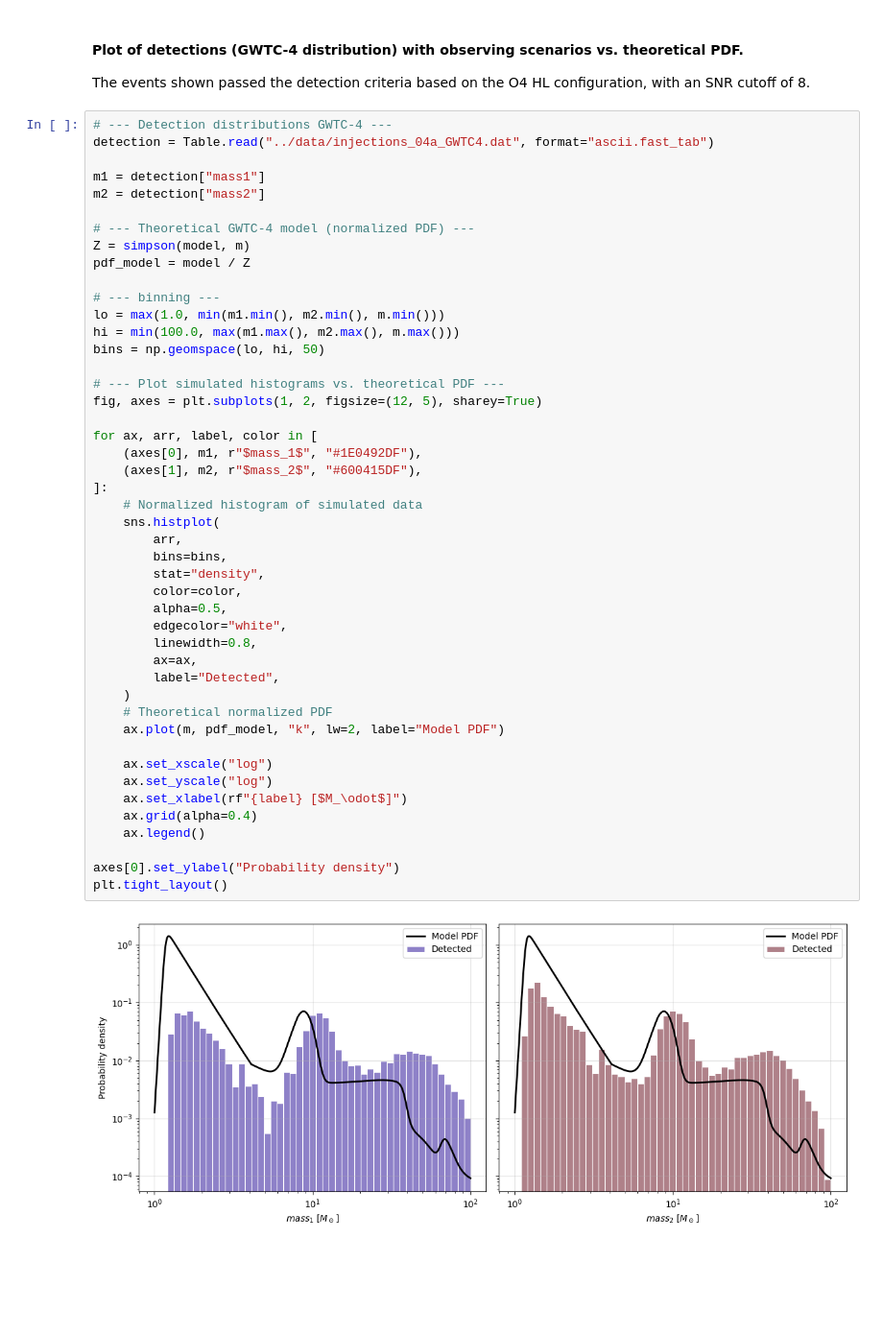
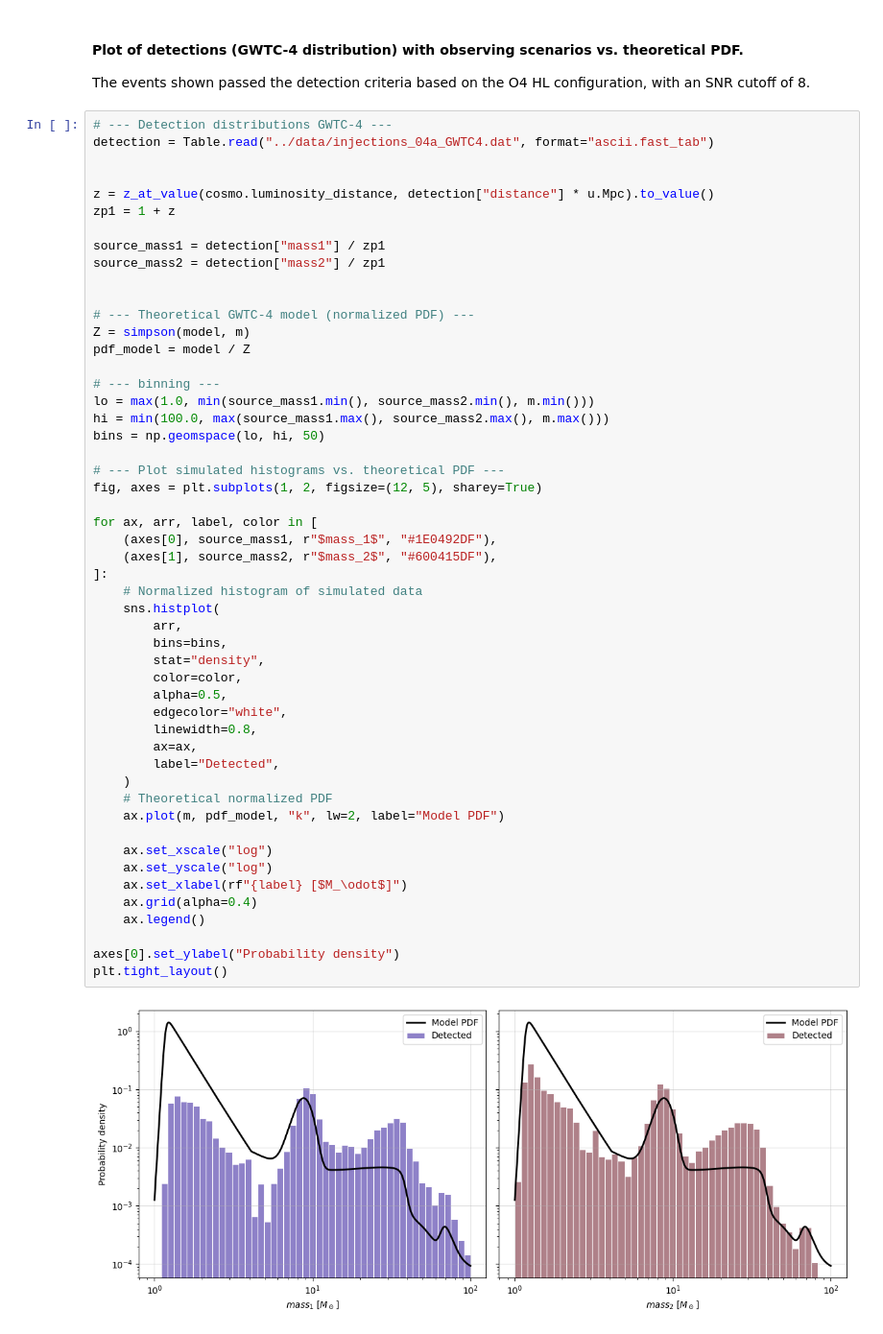
Before and after one commit to weizmannk/cbc-population-distributions, a Jupyter notebook: scripts/quick_start.ipynb, the cells around one changed output. Shown at 96% size. Drawn from its saved outputs; the diff is of its cells as text; blank space fills up the shorter version.

Commit message:
Use the source mass

```diff
--- a/scripts/quick_start.ipynb
+++ b/scripts/quick_start.ipynb
@@ -249,47 +312,52 @@ The events shown passed the detection criteria based on the O4 HL configuration,
 # --- Detection distributions GWTC-4 ---
 detection = Table.read("../data/injections_04a_GWTC4.dat", format="ascii.fast_tab")
 
-m1 = detection["mass1"]
-m2 = detection["mass2"]
+
+z = z_at_value(cosmo.luminosity_distance, detection["distance"] * u.Mpc).to_value()
+zp1 = 1 + z
+
+source_mass1 = detection["mass1"] / zp1
+source_mass2 = detection["mass2"] / zp1
+
 
 # --- Theoretical GWTC-4 model (normalized PDF) ---
 Z = simpson(model, m)
 pdf_model = model / Z
 
 # --- binning ---
-lo = max(1.0, min(m1.min(), m2.min(), m.min()))
-hi = min(100.0, max(m1.max(), m2.max(), m.max()))
+lo = max(1.0, min(source_mass1.min(), source_mass2.min(), m.min()))
+hi = min(100.0, max(source_mass1.max(), source_mass2.max(), m.max()))
 bins = np.geomspace(lo, hi, 50)
 
 # --- Plot simulated histograms vs. theoretical PDF ---
 fig, axes = plt.subplots(1, 2, figsize=(12, 5), sharey=True)
 
 for ax, arr, label, color in [
-    (axes[0], m1, r"$mass_1$", "#1E0492DF"),
-    (axes[1], m2, r"$mass_2$", "#600415DF"),
+    (axes[0], source_mass1, r"$mass_1$", "#1E0492DF"),
+    (axes[1], source_mass2, r"$mass_2$", "#600415DF"),
 ]:
     # Normalized histogram of simulated data
     sns.histplot(
         arr,
         bins=bins,
         stat="density",
         color=color,
         alpha=0.5,
         edgecolor="white",
         linewidth=0.8,
         ax=ax,
         label="Detected",
     )
     # Theoretical normalized PDF
     ax.plot(m, pdf_model, "k", lw=2, label="Model PDF")
 
     ax.set_xscale("log")
     ax.set_yscale("log")
     ax.set_xlabel(rf"{label} [$M_\odot$]")
     ax.grid(alpha=0.4)
     ax.legend()
 
 axes[0].set_ylabel("Probability density")
 plt.tight_layout()
 # %% [output]
-[figure, old version]
+[figure, new version]
```
Also changed, not shown: parts of 3 cells of this notebook.
